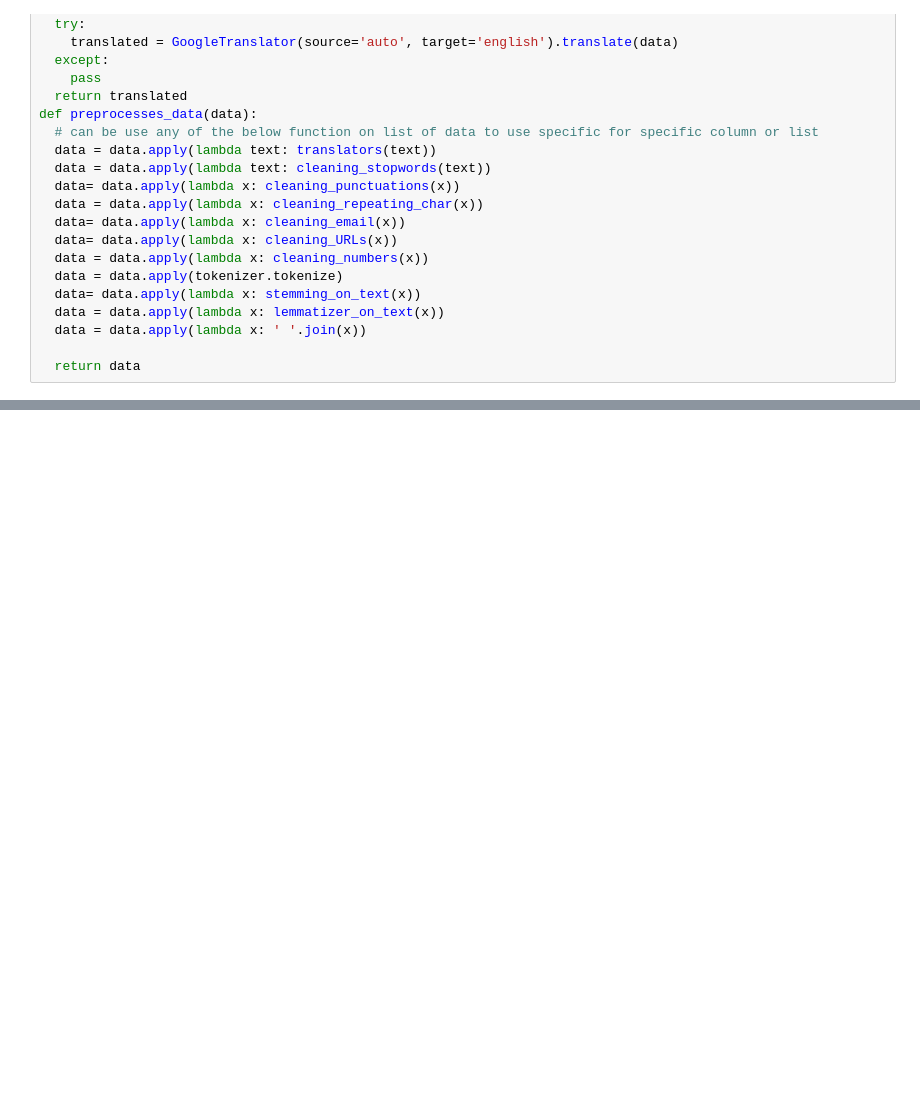
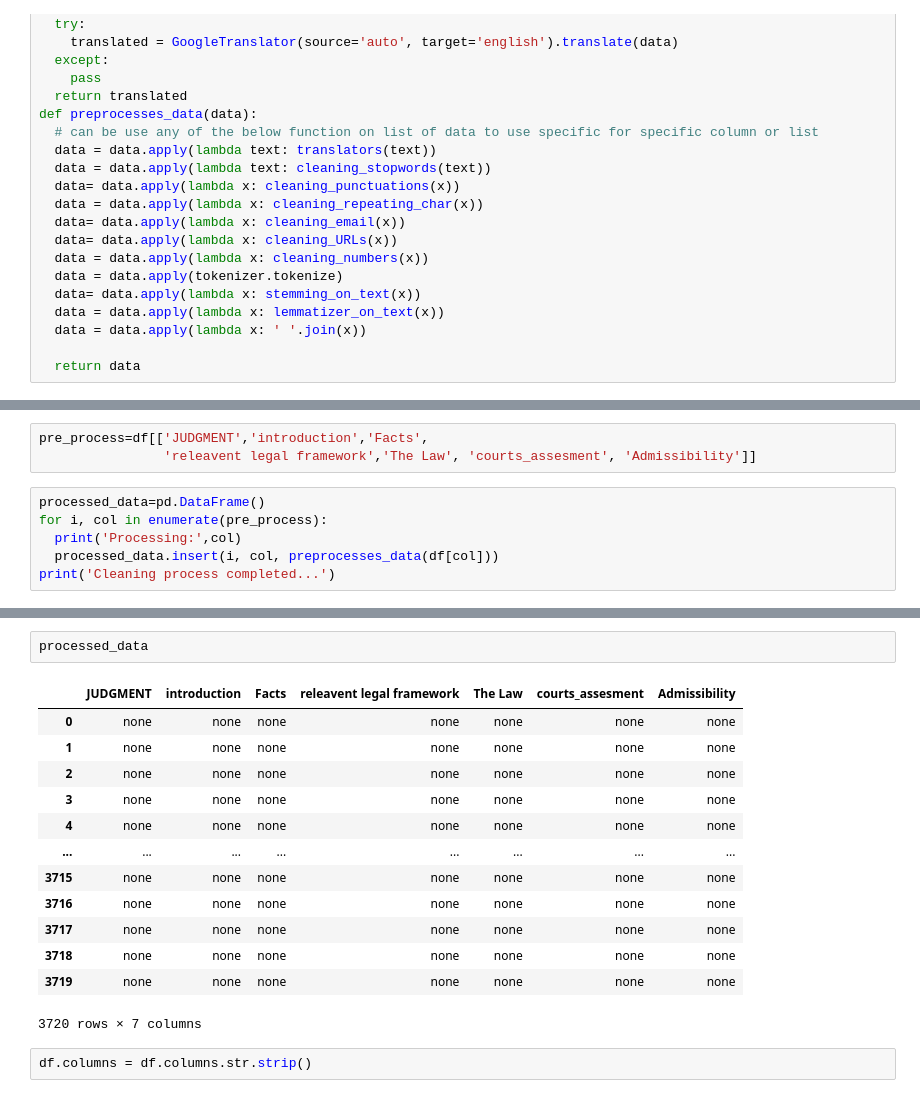
Before and after one commit to hassant727/FYP---Automatic_Decision_Making_For_HUDOC, a Jupyter notebook: Untitled7.ipynb, the cells around one changed output, grey strips where cells are left out. Saved outputs shown, nothing was run; the diff lists cells and outputs as text; blank space fills up the shorter version.

```diff
--- a/Untitled7.ipynb
+++ b/Untitled7.ipynb
@@ -103,0 +141,9 @@ FileNotFoundError: ignored
+# %%
+pre_process=df[['JUDGMENT','introduction','Facts',
+                'releavent legal framework','The Law', 'courts_assesment', 'Admissibility']]
+# %%
+processed_data=pd.DataFrame()
+for i, col in enumerate(pre_process):
+  print('Processing:',col)
+  processed_data.insert(i, col, preprocesses_data(df[col]))
+print('Cleaning process completed...')
@@ -103,0 +159,18 @@ FileNotFoundError: ignored
+# %%
+processed_data
+# %% [output]
+|  | JUDGMENT | introduction | Facts | releavent legal framework | The Law | courts_assesment | Admissibility |
+| 0 | none | none | none | none | none | none | none |
+| 1 | none | none | none | none | none | none | none |
+| 2 | none | none | none | none | none | none | none |
+| 3 | none | none | none | none | none | none | none |
+| 4 | none | none | none | none | none | none | none |
+| ... | ... | ... | ... | ... | ... | ... | ... |
+| 3715 | none | none | none | none | none | none | none |
+| 3716 | none | none | none | none | none | none | none |
+| 3717 | none | none | none | none | none | none | none |
+| 3718 | none | none | none | none | none | none | none |
+| 3719 | none | none | none | none | none | none | none |
+3720 rows × 7 columns
+# %%
+df.columns = df.columns.str.strip()
```
Also changed, not shown: parts of 10 cells of this notebook.
